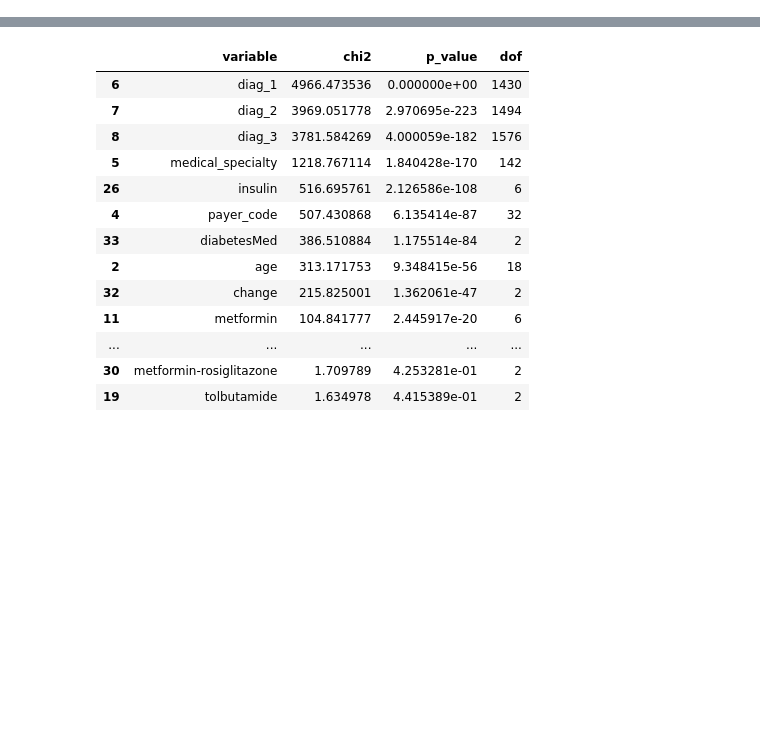
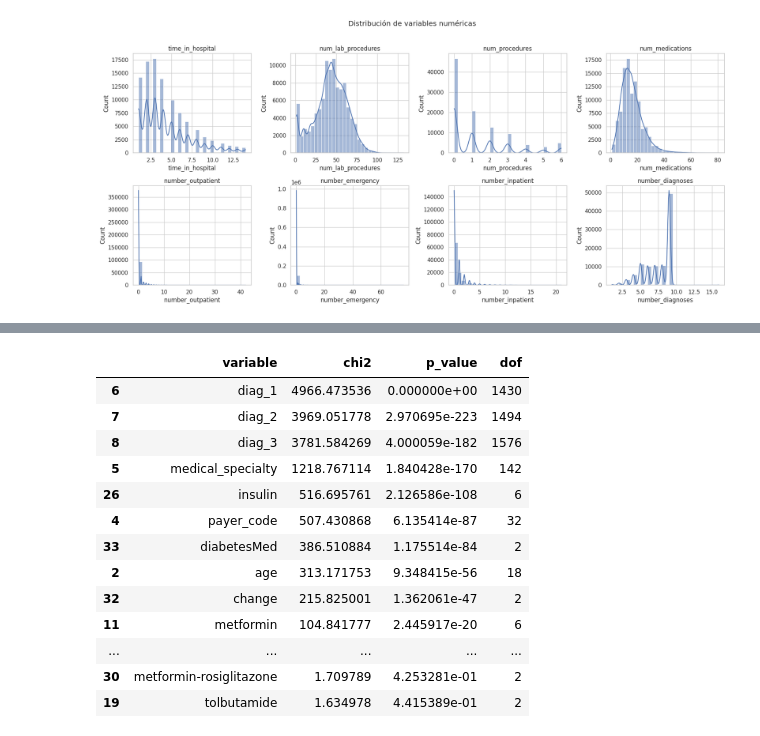
Before and after one commit to mzc07/diabetes-readmission-predictor, a Jupyter notebook: notebooks/01_eda.ipynb, the cells around one changed output, grey strips where cells are left out. Saved outputs shown, nothing was run; the diff lists cells and outputs as text; code cells hidden in the pictures; blank space fills up the shorter version.

```diff
--- a/notebooks/01_eda.ipynb
+++ b/notebooks/01_eda.ipynb
@@ -368,0 +251,27 @@ high_correlation_pairs(corr, threshold=0.8)
+# %%
+numeric_cols = [
+    "time_in_hospital",
+    "num_lab_procedures",
+    "num_procedures",
+    "num_medications",
+    "number_outpatient",
+    "number_emergency",
+    "number_inpatient",
+    "number_diagnoses",
+]
+
+categorical_cols = [
+    "race",
+    "gender",
+    "age",
+    "admission_type_id",
+    "discharge_disposition_id",
+    "admission_source_id",
+    "max_glu_serum",
+    "A1Cresult",
+    "insulin",
+    "change",
+    "diabetesMed",
+]
+
+df["readmitted_lt30"] = df["readmitted"] == "<30"
@@ -368,0 +301,10 @@ high_correlation_pairs(corr, threshold=0.8)
+# %%
+fig, axes = plt.subplots(2, 4, figsize=(18, 8))
+for ax, col in zip(axes.flat, numeric_cols):
+    sns.histplot(df[col].dropna(), bins=30, kde=True, ax=ax)
+    ax.set_title(col)
+plt.suptitle("Distribución de variables numéricas", y=1.02)
+plt.tight_layout()
+plt.show()
+# %% [output]
+[figure, added]
```
Also changed, not shown: parts of 99 cells of this notebook.
